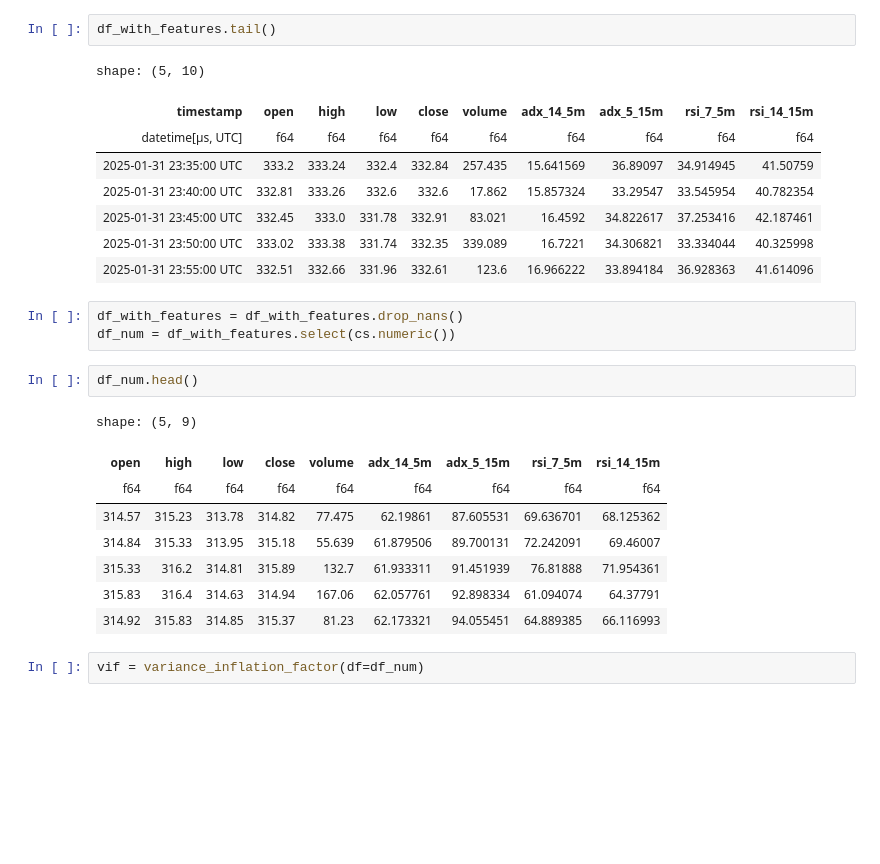
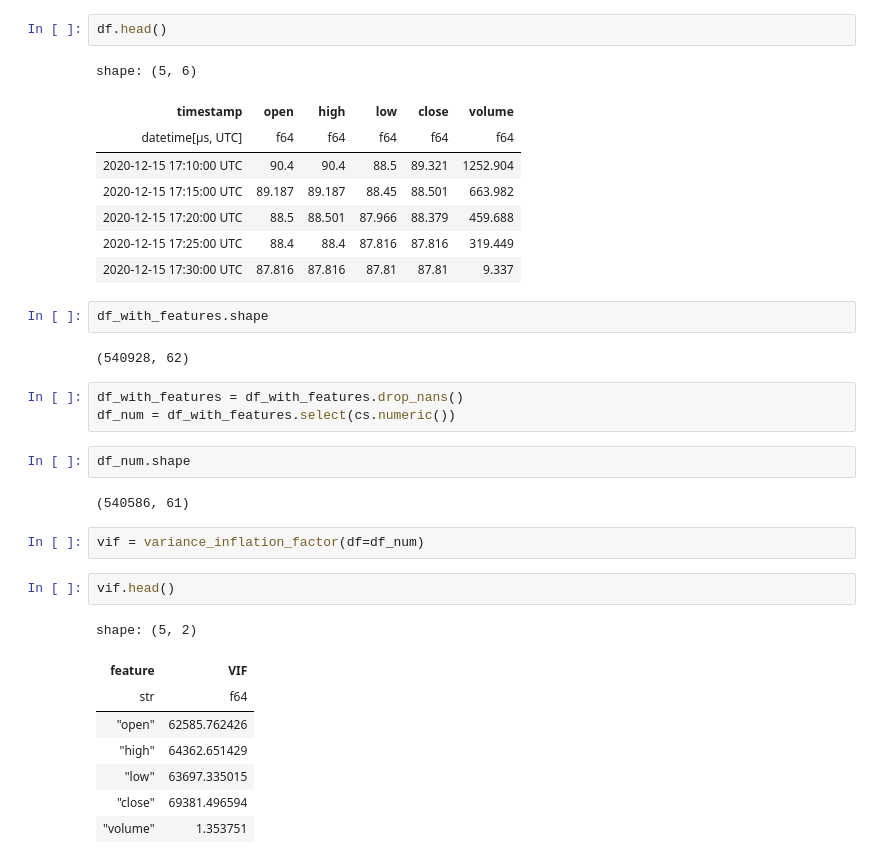
Before and after one commit to Zoltesh/mad_money, a Jupyter notebook: src/main.ipynb, the cells around one changed output. Saved outputs shown, nothing was run; the diff lists cells and outputs as text; blank space fills up the shorter version.

```diff
--- a/src/main.ipynb
+++ b/src/main.ipynb
@@ -28,28 +35,36 @@ df_with_features = add_indicators(df, indicators, base_timeframe="5m")
+# %%
+df.head()
+# %% [output]
+shape: (5, 6)
+| timestamp | open | high | low | close | volume |
+| datetime[μs, UTC] | f64 | f64 | f64 | f64 | f64 |
+| 2020-12-15 17:10:00 UTC | 90.4 | 90.4 | 88.5 | 89.321 | 1252.904 |
+| 2020-12-15 17:15:00 UTC | 89.187 | 89.187 | 88.45 | 88.501 | 663.982 |
+| 2020-12-15 17:20:00 UTC | 88.5 | 88.501 | 87.966 | 88.379 | 459.688 |
+| 2020-12-15 17:25:00 UTC | 88.4 | 88.4 | 87.816 | 87.816 | 319.449 |
+| 2020-12-15 17:30:00 UTC | 87.816 | 87.816 | 87.81 | 87.81 | 9.337 |
 # %%
-df_with_features.tail()
+df_with_features.shape
 # %% [output]
-shape: (5, 10)
+(540928, 62)
-| timestamp | open | high | low | close | volume | adx_14_5m | adx_5_15m | rsi_7_5m | rsi_14_15m |
-| datetime[μs, UTC] | f64 | f64 | f64 | f64 | f64 | f64 | f64 | f64 | f64 |
-| 2025-01-31 23:35:00 UTC | 333.2 | 333.24 | 332.4 | 332.84 | 257.435 | 15.641569 | 36.89097 | 34.914945 | 41.50759 |
-| 2025-01-31 23:40:00 UTC | 332.81 | 333.26 | 332.6 | 332.6 | 17.862 | 15.857324 | 33.29547 | 33.545954 | 40.782354 |
-| 2025-01-31 23:45:00 UTC | 332.45 | 333.0 | 331.78 | 332.91 | 83.021 | 16.4592 | 34.822617 | 37.253416 | 42.187461 |
-| 2025-01-31 23:50:00 UTC | 333.02 | 333.38 | 331.74 | 332.35 | 339.089 | 16.7221 | 34.306821 | 33.334044 | 40.325998 |
-| 2025-01-31 23:55:00 UTC | 332.51 | 332.66 | 331.96 | 332.61 | 123.6 | 16.966222 | 33.894184 | 36.928363 | 41.614096 |
 # %%
 df_with_features = df_with_features.drop_nans()
 df_num = df_with_features.select(cs.numeric())
 # %%
-df_num.head()
+df_num.shape
 # %% [output]
-shape: (5, 9)
+(540586, 61)
-| open | high | low | close | volume | adx_14_5m | adx_5_15m | rsi_7_5m | rsi_14_15m |
-| f64 | f64 | f64 | f64 | f64 | f64 | f64 | f64 | f64 |
-| 314.57 | 315.23 | 313.78 | 314.82 | 77.475 | 62.19861 | 87.605531 | 69.636701 | 68.125362 |
-| 314.84 | 315.33 | 313.95 | 315.18 | 55.639 | 61.879506 | 89.700131 | 72.242091 | 69.46007 |
-| 315.33 | 316.2 | 314.81 | 315.89 | 132.7 | 61.933311 | 91.451939 | 76.81888 | 71.954361 |
-| 315.83 | 316.4 | 314.63 | 314.94 | 167.06 | 62.057761 | 92.898334 | 61.094074 | 64.37791 |
-| 314.92 | 315.83 | 314.85 | 315.37 | 81.23 | 62.173321 | 94.055451 | 64.889385 | 66.116993 |
 # %%
 vif = variance_inflation_factor(df=df_num)
+# %%
+vif.head()
+# %% [output]
+shape: (5, 2)
+| feature | VIF |
+| str | f64 |
+| "open" | 62585.762426 |
+| "high" | 64362.651429 |
+| "low" | 63697.335015 |
+| "close" | 69381.496594 |
+| "volume" | 1.353751 |
 # %%
```
Also changed, not shown: parts of 11 cells of this notebook, 5 other files.
